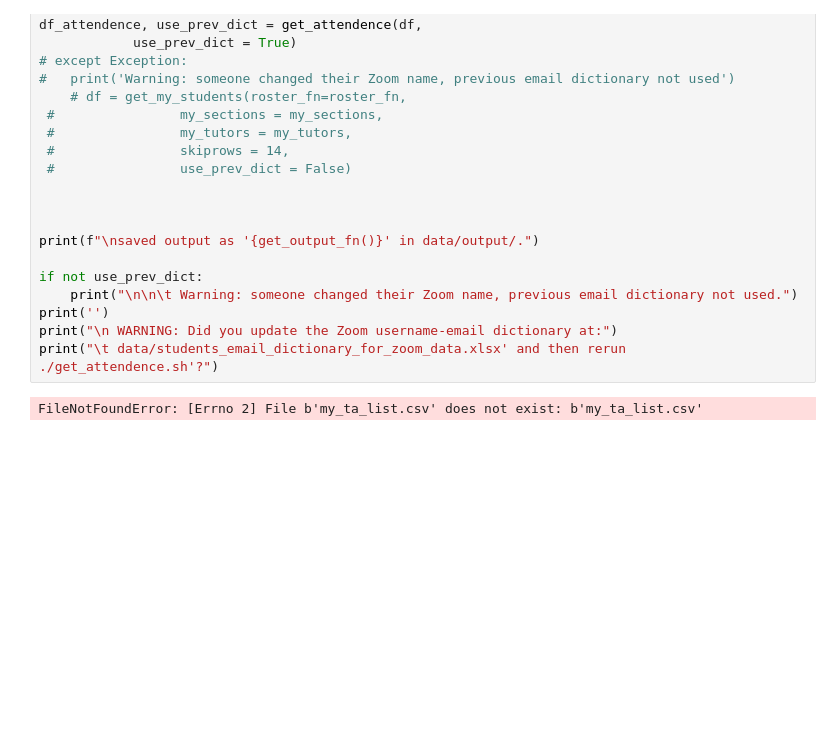
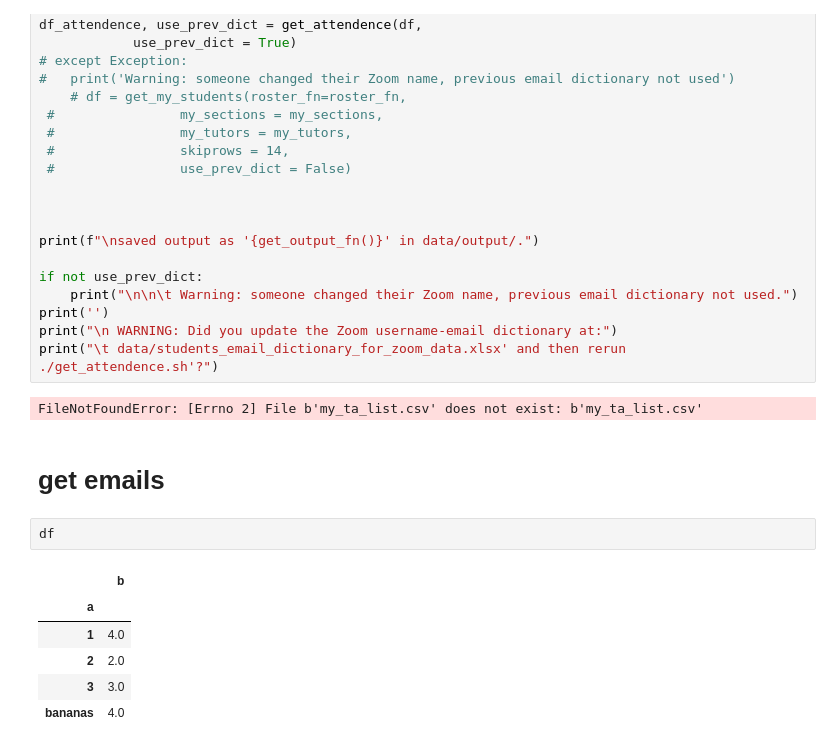
Before and after one commit to timtyree/auto_attendance, a Jupyter notebook: python/dev.ipynb, the cells around one changed output. Drawn from its saved outputs; the diff is of its cells as text; blank space fills up the shorter version.

```diff
--- a/python/dev.ipynb
+++ b/python/dev.ipynb
@@ -221,3 +221,14 @@ print("\n WARNING: Did you update the Zoom username-email dictionary at:")
 print("\t data/students_email_dictionary_for_zoom_data.xlsx' and then rerun ./get_attendence.sh'?")
 # %% [output]
 FileNotFoundError: [Errno 2] File b'my_ta_list.csv' does not exist: b'my_ta_list.csv'
+# %% [markdown]
+# get emails
+# %%
+df
+# %% [output]
+|  | b |
+| a |  |
+| 1 | 4.0 |
+| 2 | 2.0 |
+| 3 | 3.0 |
+| bananas | 4.0 |
```
Also changed, not shown: parts of 10 cells of this notebook, 4 other files.
